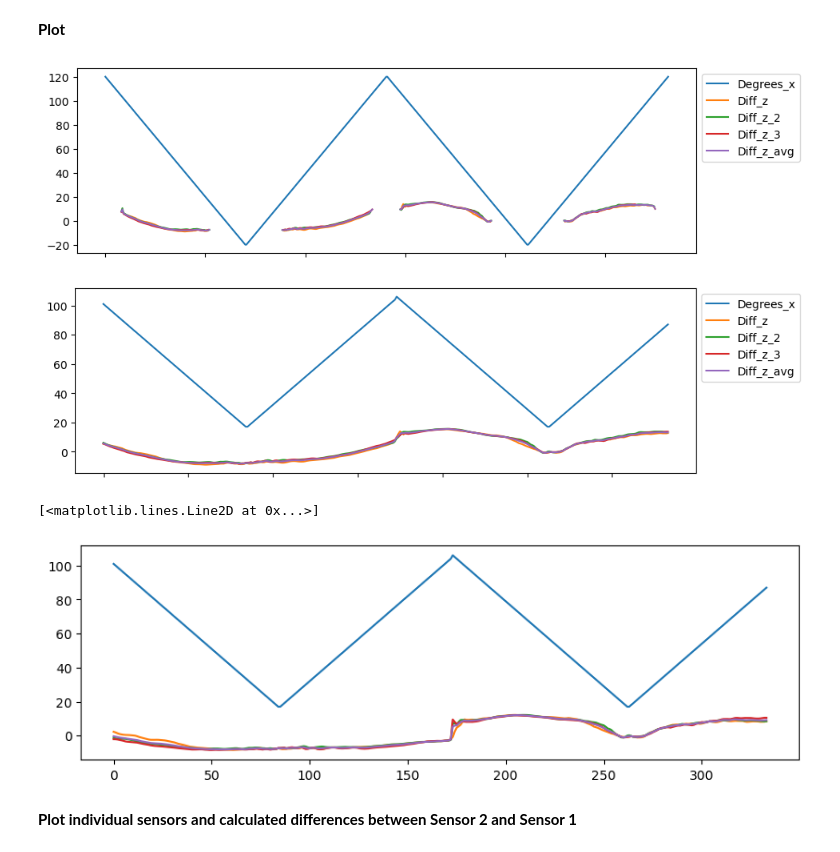
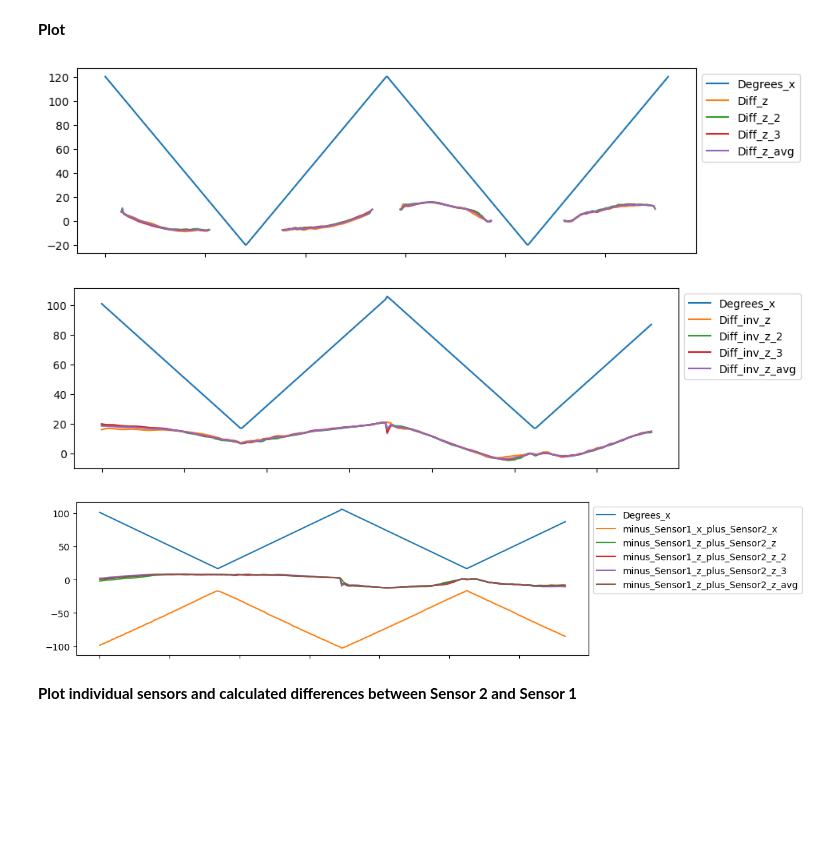
Before and after one commit to nvanvlasselaer/Knee-kinematics, a Jupyter notebook: kneekinematics.ipynb, the cells around one changed output. Cells and saved outputs as stored; diff of their text form; code cells hidden in the pictures; blank space fills up the shorter version.

```diff
--- a/kneekinematics.ipynb
+++ b/kneekinematics.ipynb
@@ -283,6 +284,11 @@ converted_data['Diff_y'] = converted_data['Diff_y'] - extension_baseline['Diff_y
 converted_data['Diff_z'] = converted_data['Diff_z'] - extension_baseline['Diff_z']
 converted_data['Degrees_x'] = converted_data['Degrees_x'] - extension_baseline['Diff_x']
 
+
+# Subtract the mean of snapshot from minusSensor1_plus_Sensor2
+converted_data['minus_Sensor1_x_plus_Sensor2_x'] = converted_data['minus_Sensor1_x_plus_Sensor2_x'] - extension_baseline['minus_Sensor1_x_plus_Sensor2_x']
+converted_data['minus_Sensor1_y_plus_Sensor2_y'] = converted_data['minus_Sensor1_y_plus_Sensor2_y'] - extension_baseline['minus_Sensor1_y_plus_Sensor2_y']
+converted_data['minus_Sensor1_z_plus_Sensor2_z'] = converted_data['minus_Sensor1_z_plus_Sensor2_z'] - extension_baseline['minus_Sensor1_z_plus_Sensor2_z']
 # Subtract the mean of snapshot from minusSensor2_plus_Sensor1
 converted_data['minus_Sensor2_x_plus_Sensor1_x'] = converted_data['minus_Sensor2_x_plus_Sensor1_x'] - extension_baseline['minus_Sensor2_x_plus_Sensor1_x']
 converted_data['minus_Sensor2_y_plus_Sensor1_y'] = converted_data['minus_Sensor2_y_plus_Sensor1_y'] - extension_baseline['minus_Sensor2_y_plus_Sensor1_y']
@@ -292,6 +298,17 @@ converted_data['minus_Sensor2_z_plus_Sensor1_z'] = converted_data['minus_Sensor2
 calibrated_data = converted_data
 
 flexion_baseline = calibrated_data
+
+# plot minus_Sensor1_plus_Sensor2
+plt.figure(figsize=(10, 3))
+calibrated_data['minus_Sensor1_x_plus_Sensor2_x'].plot()
+calibrated_data['minus_Sensor1_y_plus_Sensor2_y'].plot()
+calibrated_data['minus_Sensor1_z_plus_Sensor2_z'].plot()
+plt.legend(bbox_to_anchor=(1, 1), loc='upper left')
+plt.grid()
+plt.title('minus_Sensor1_plus_Sensor2')
+plt.xlabel('Time')
+plt.show()
 
 # plot minusSensor2_plus_Sensor1
 plt.figure(figsize=(10, 3))
@@ -809,39 +856,42 @@ avg_OKC_CKC_df = pd.concat([avg_OKC_df, avg_CKC_df], ignore_index=True)
 # %%
 fig, ax = plt.subplots(figsize=(10, 3))
 ax.plot(OKC_CKC_df['Degrees_x'], label='Degrees_x')
 ax.plot(OKC_CKC_df['Diff_z'], label='Diff_z')
 ax.plot(OKC_CKC_df['Diff_z_2'], label='Diff_z_2')
 ax.plot(OKC_CKC_df['Diff_z_3'], label='Diff_z_3')
 ax.plot(OKC_CKC_df['Diff_z_avg'], label='Diff_z_avg')
 ax.set_xticklabels([])
 plt.legend(bbox_to_anchor=(1, 1), loc='upper left')
 plt.show()
 
 OKC_CKC_dropped = OKC_CKC_df.dropna()
 
 row_numbers = np.arange(len(OKC_CKC_dropped))  # Generate an array of row numbers
 fig, ax = plt.subplots(figsize=(10, 3))
 ax.plot(row_numbers, OKC_CKC_dropped['Degrees_x'], label='Degrees_x')
-ax.plot(row_numbers, OKC_CKC_dropped['Diff_z'], label='Diff_z')
-ax.plot(row_numbers, OKC_CKC_dropped['Diff_z_2'], label='Diff_z_2')
-ax.plot(row_numbers, OKC_CKC_dropped['Diff_z_3'], label='Diff_z_3')
-ax.plot(row_numbers, OKC_CKC_dropped['Diff_z_avg'], label='Diff_z_avg')
+ax.plot(row_numbers, OKC_CKC_dropped['Diff_inv_z'], label='Diff_inv_z')
+ax.plot(row_numbers, OKC_CKC_dropped['Diff_inv_z_2'], label='Diff_inv_z_2')
+ax.plot(row_numbers, OKC_CKC_dropped['Diff_inv_z_3'], label='Diff_inv_z_3')
+ax.plot(row_numbers, OKC_CKC_dropped['Diff_inv_z_avg'], label='Diff_inv_z_avg')
 ax.set_xticklabels([])
 plt.legend(bbox_to_anchor=(1, 1), loc='upper left')
 plt.show()
 
 # Plot the minus_Sensor2_z_plus_Sensor1_z values
 fig, ax = plt.subplots(figsize=(10, 3))
 ax.plot(row_numbers, OKC_CKC_dropped['Degrees_x'], label='Degrees_x')
-ax.plot(row_numbers, OKC_CKC_dropped['minus_Sensor2_z_plus_Sensor1_z'], label='minus_Sensor2_z_plus_Sensor1_z')
-ax.plot(row_numbers, OKC_CKC_dropped['minus_Sensor2_z_plus_Sensor1_z_2'], label='minus_Sensor2_z_plus_Sensor1_z_2')
-ax.plot(row_numbers, OKC_CKC_dropped['minus_Sensor2_z_plus_Sensor1_z_3'], label='minus_Sensor2_z_plus_Sensor1_z_3')
-ax.plot(row_numbers, OKC_CKC_dropped['minus_Sensor2_z_plus_Sensor1_z_avg'], label='minus_Sensor2_z_plus_Sensor1_z_avg')
+ax.plot(row_numbers, OKC_CKC_dropped['minus_Sensor1_x_plus_Sensor2_x'], label='minus_Sensor1_x_plus_Sensor2_x')
+ax.plot(row_numbers, OKC_CKC_dropped['minus_Sensor1_z_plus_Sensor2_z'], label='minus_Sensor1_z_plus_Sensor2_z')
+ax.plot(row_numbers, OKC_CKC_dropped['minus_Sensor1_z_plus_Sensor2_z_2'], label='minus_Sensor1_z_plus_Sensor2_z_2')
+ax.plot(row_numbers, OKC_CKC_dropped['minus_Sensor1_z_plus_Sensor2_z_3'], label='minus_Sensor1_z_plus_Sensor2_z_3')
+ax.plot(row_numbers, OKC_CKC_dropped['minus_Sensor1_z_plus_Sensor2_z_avg'], label='minus_Sensor1_z_plus_Sensor2_z_avg')
+ax.set_xticklabels([])
+plt.legend(bbox_to_anchor=(1, 1), loc='upper left')
+plt.show()
 # %% [output]
 [figure]
-[figure, old version]
+[figure, new version]
-[<matplotlib.lines.Line2D at 0x...>]
-[figure, old version]
+[figure, new version]
 # %% [markdown]
 **Plot individual sensors and calculated differences between Sensor 2 and Sensor 1**
 # %%
```
Also changed, not shown: parts of 7 cells of this notebook, 25 other files.
